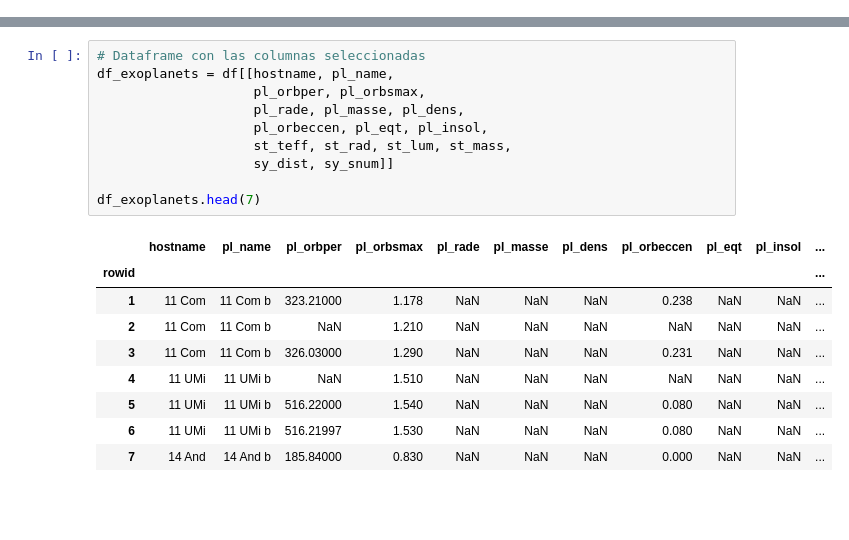
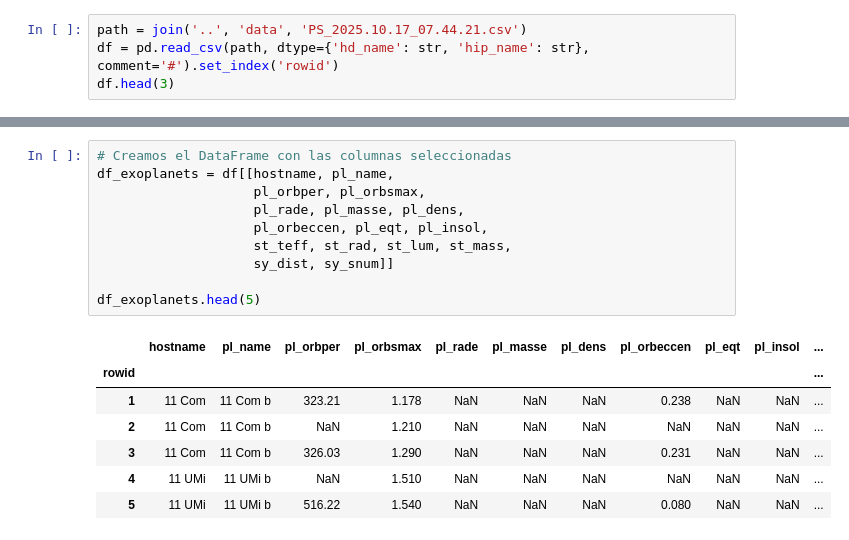
Before and after one commit to raylovesmusic/IMT2200-Proyecto-Grupal-A.R.D.E, a Jupyter notebook: notebooks/entrega_rubrica.ipynb, the cells around one changed output, grey strips where cells are left out. Cells and saved outputs as stored; diff of their text form; blank space fills up the shorter version.

```diff
--- a/notebooks/entrega_rubrica.ipynb
+++ b/notebooks/entrega_rubrica.ipynb
@@ -51,0 +72,4 @@ df.head(3)
+# %%
+path = join('..', 'data', 'PS_2025.10.17_07.44.21.csv')
+df = pd.read_csv(path, dtype={'hd_name': str, 'hip_name': str}, comment='#').set_index('rowid')
+df.head(3)
@@ -85,22 +116,20 @@ st_mass = 'st_mass'  # Masa de la estrella (en masas solares)
 sy_dist = 'sy_dist'  # Distancia al sistema (parsecs, distancia a la Tierra creo)
 sy_snum = 'sy_snum'  # Número de estrellas en el sistema (1=solitario, >1=sistema múltiple)
 # %%
-# Dataframe con las columnas seleccionadas
+# Creamos el DataFrame con las columnas seleccionadas
 df_exoplanets = df[[hostname, pl_name,
                     pl_orbper, pl_orbsmax,
                     pl_rade, pl_masse, pl_dens,
                     pl_orbeccen, pl_eqt, pl_insol,
                     st_teff, st_rad, st_lum, st_mass,
                     sy_dist, sy_snum]]
 
-df_exoplanets.head(7)
+df_exoplanets.head(5)
 # %% [output]
 |  | hostname | pl_name | pl_orbper | pl_orbsmax | pl_rade | pl_masse | pl_dens | pl_orbeccen | pl_eqt | pl_insol | ... |
 | rowid |  |  |  |  |  |  |  |  |  |  | ... |
-| 1 | 11 Com | 11 Com b | 323.21000 | 1.178 | NaN | NaN | NaN | 0.238 | NaN | NaN | ... |
+| 1 | 11 Com | 11 Com b | 323.21 | 1.178 | NaN | NaN | NaN | 0.238 | NaN | NaN | ... |
 | 2 | 11 Com | 11 Com b | NaN | 1.210 | NaN | NaN | NaN | NaN | NaN | NaN | ... |
-| 3 | 11 Com | 11 Com b | 326.03000 | 1.290 | NaN | NaN | NaN | 0.231 | NaN | NaN | ... |
+| 3 | 11 Com | 11 Com b | 326.03 | 1.290 | NaN | NaN | NaN | 0.231 | NaN | NaN | ... |
 | 4 | 11 UMi | 11 UMi b | NaN | 1.510 | NaN | NaN | NaN | NaN | NaN | NaN | ... |
-| 5 | 11 UMi | 11 UMi b | 516.22000 | 1.540 | NaN | NaN | NaN | 0.080 | NaN | NaN | ... |
-| 6 | 11 UMi | 11 UMi b | 516.21997 | 1.530 | NaN | NaN | NaN | 0.080 | NaN | NaN | ... |
-| 7 | 14 And | 14 And b | 185.84000 | 0.830 | NaN | NaN | NaN | 0.000 | NaN | NaN | ... |
+| 5 | 11 UMi | 11 UMi b | 516.22 | 1.540 | NaN | NaN | NaN | 0.080 | NaN | NaN | ... |
```
Also changed, not shown: parts of 20 cells of this notebook, 1 other file.
